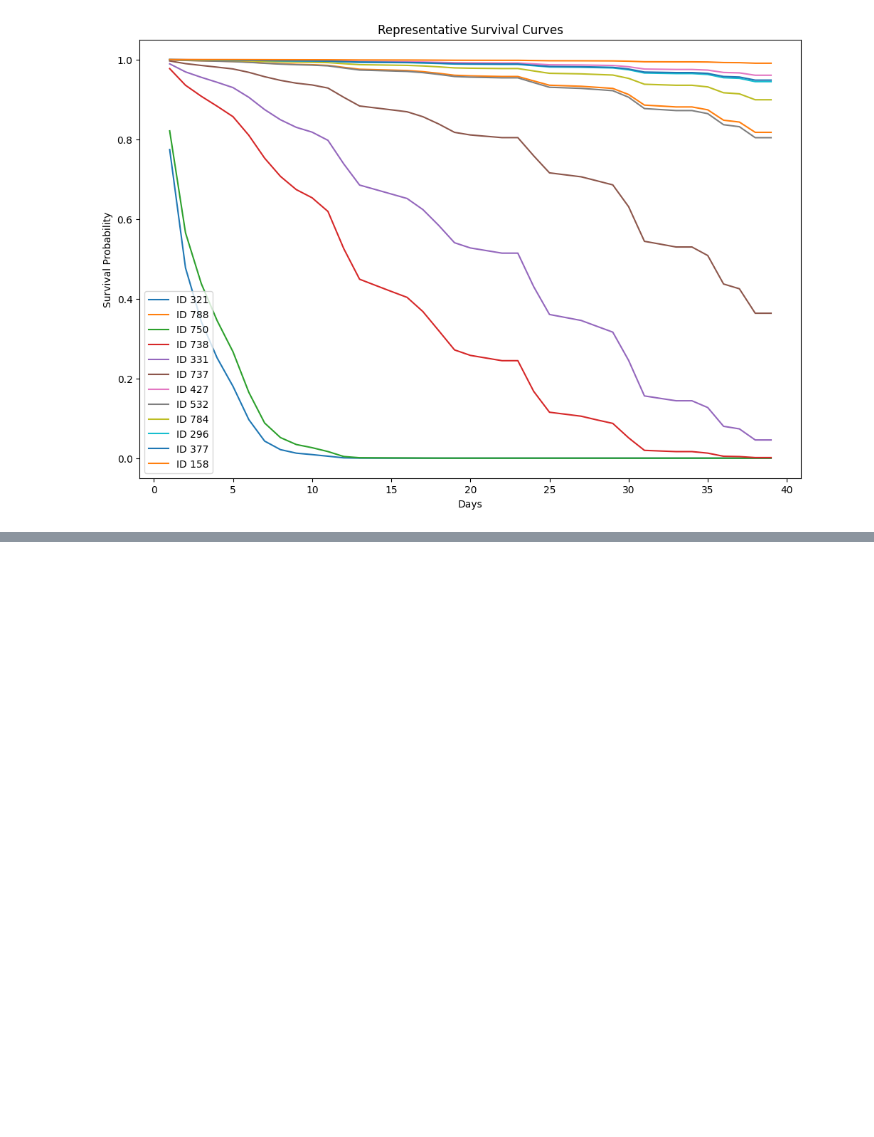
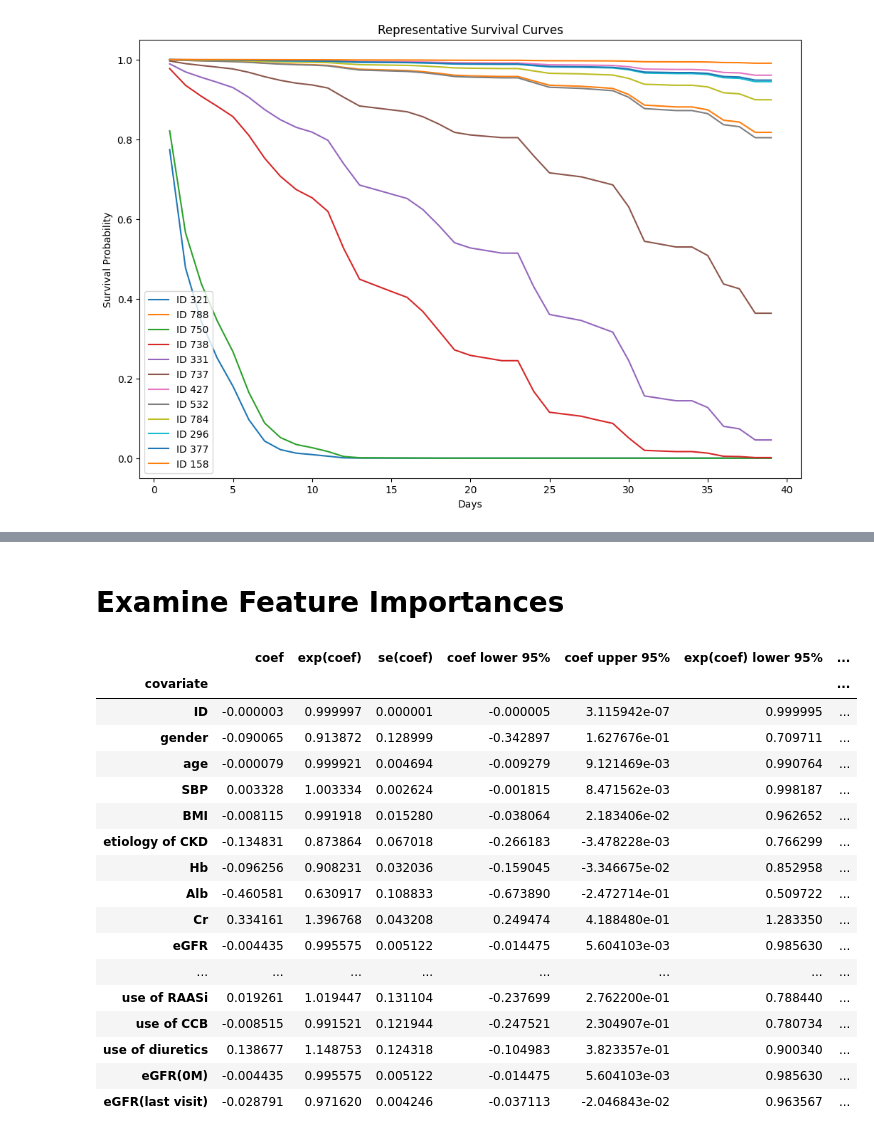
Before and after one commit to vironix-health/CKD-ZD-project, a Jupyter notebook: CPH.ipynb, the cells around one changed output, grey strips where cells are left out. Drawn from its saved outputs; the diff is of its cells as text; code cells hidden in the pictures; blank space fills up the shorter version.

```diff
--- a/CPH.ipynb
+++ b/CPH.ipynb
@@ -99,0 +102,33 @@ df_iimori_CPH.reset_index(drop=True)
+# %%
+CPH_minimal_features = [
+    "ID",
+    "gender",
+    "age",
+    "SBP",
+    "BMI",
+    "etiology of CKD",
+    "Hb",
+    "Alb",
+    "Cr",
+    "eGFR",
+    "CKD_stage",
+    "CKD category",
+    "dip-stick proteinuria",
+    "proteinuria",
+    "urinary occult blood",
+    "UPCR",
+    "UPCR category",
+    "hypertension",
+    "prevalence of CVD",
+    "diabetes",
+    "use of RAASi",
+    "use of CCB",
+    "use of diuretics",
+    "CKD progression",
+    "CKD progression_duration",
+    "eGFR(0M)",
+    "eGFR(last visit)"
+]
+
+df_CPH_minimal = df_iimori_CPH[CPH_minimal_features]
+df_CPH_minimal.reset_index(drop=True)
@@ -239,0 +308,24 @@ plt.show()
+# %% [markdown]
+# Examine Feature Importances
+# %%
+# Print the summary of the model to see the impact of each covariate
+display(cph_minimal.summary)
+# %% [output]
+|  | coef | exp(coef) | se(coef) | coef lower 95% | coef upper 95% | exp(coef) lower 95% | ... |
+| covariate |  |  |  |  |  |  | ... |
+| ID | -0.000003 | 0.999997 | 0.000001 | -0.000005 | 3.115942e-07 | 0.999995 | ... |
+| gender | -0.090065 | 0.913872 | 0.128999 | -0.342897 | 1.627676e-01 | 0.709711 | ... |
+| age | -0.000079 | 0.999921 | 0.004694 | -0.009279 | 9.121469e-03 | 0.990764 | ... |
+| SBP | 0.003328 | 1.003334 | 0.002624 | -0.001815 | 8.471562e-03 | 0.998187 | ... |
+| BMI | -0.008115 | 0.991918 | 0.015280 | -0.038064 | 2.183406e-02 | 0.962652 | ... |
+| etiology of CKD | -0.134831 | 0.873864 | 0.067018 | -0.266183 | -3.478228e-03 | 0.766299 | ... |
+| Hb | -0.096256 | 0.908231 | 0.032036 | -0.159045 | -3.346675e-02 | 0.852958 | ... |
+| Alb | -0.460581 | 0.630917 | 0.108833 | -0.673890 | -2.472714e-01 | 0.509722 | ... |
+| Cr | 0.334161 | 1.396768 | 0.043208 | 0.249474 | 4.188480e-01 | 1.283350 | ... |
+| eGFR | -0.004435 | 0.995575 | 0.005122 | -0.014475 | 5.604103e-03 | 0.985630 | ... |
+| ... | ... | ... | ... | ... | ... | ... | ... |
+| use of RAASi | 0.019261 | 1.019447 | 0.131104 | -0.237699 | 2.762200e-01 | 0.788440 | ... |
+| use of CCB | -0.008515 | 0.991521 | 0.121944 | -0.247521 | 2.304907e-01 | 0.780734 | ... |
+| use of diuretics | 0.138677 | 1.148753 | 0.124318 | -0.104983 | 3.823357e-01 | 0.900340 | ... |
+| eGFR(0M) | -0.004435 | 0.995575 | 0.005122 | -0.014475 | 5.604103e-03 | 0.985630 | ... |
+| eGFR(last visit) | -0.028791 | 0.971620 | 0.004246 | -0.037113 | -2.046843e-02 | 0.963567 | ... |
```
Also changed, not shown: parts of 12 cells of this notebook.
